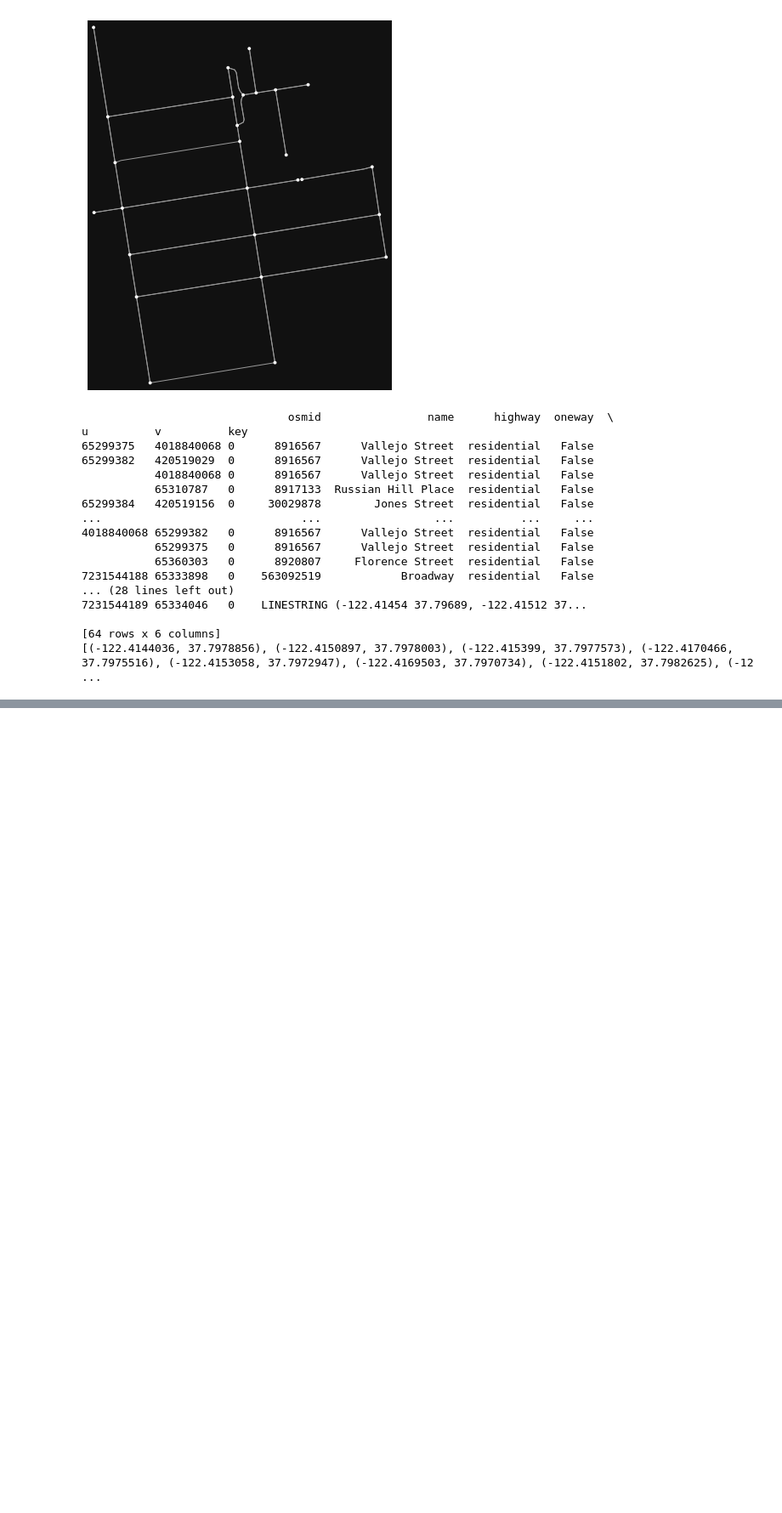
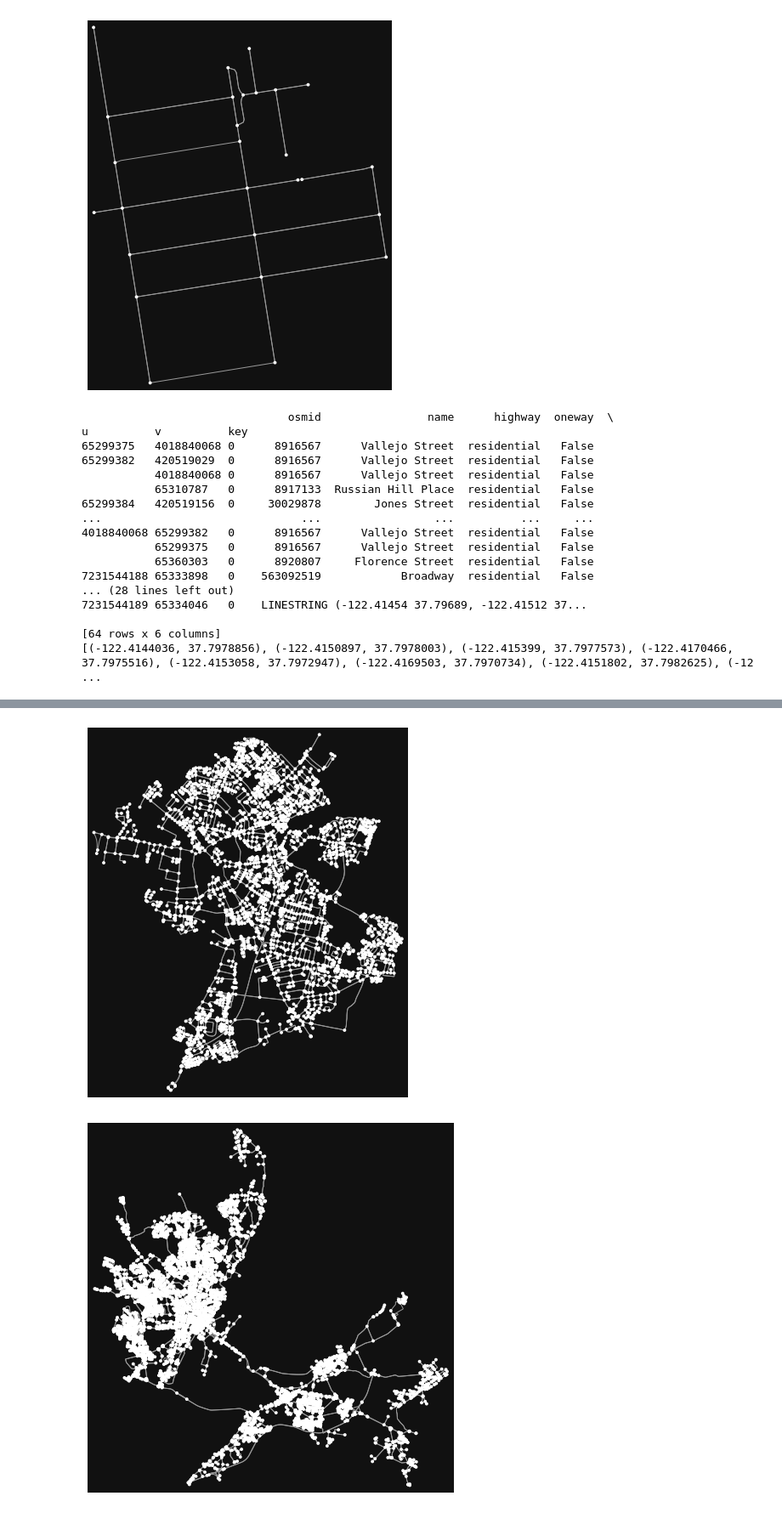
Before and after one commit to KacperWalentynowicz/route-planning, a Jupyter notebook: src/graphs/graph_download.ipynb, the cells around one changed output, grey strips where cells are left out. Shown at 85% size. Cells and saved outputs as stored; diff of their text form; code cells hidden in the pictures; blank space fills up the shorter version.

```diff
--- a/src/graphs/graph_download.ipynb
+++ b/src/graphs/graph_download.ipynb
@@ -265,0 +292,15 @@ print("Finished")
+# %%
+def get_SSSP_graphs(names):
+    for name in names:
+        G = ox.graph_from_place(name, network_type='drive')
+        nodes_geometry = ox.graph_to_gdfs(G, nodes=True, edges=False, node_geometry=True, fill_edge_geometry=False)['geometry']
+        #G = osmnx.utils_graph.get_digraph(G, weight='length')
+        mapping, revmap = calculate_node_mappings(G)
+        ox.plot_graph(G)
+        save_graph(G, name)
+        save_as_simple_edgelist(G, name, mapping, nodes_geometry)
+
+get_SSSP_graphs(['Cambridge,UK', 'Szczecin', 'Rome', 'London'])
+# %% [output]
+[figure, added]
+[figure, added]
```
Also changed, not shown: parts of 3 cells of this notebook, 41 other files.
